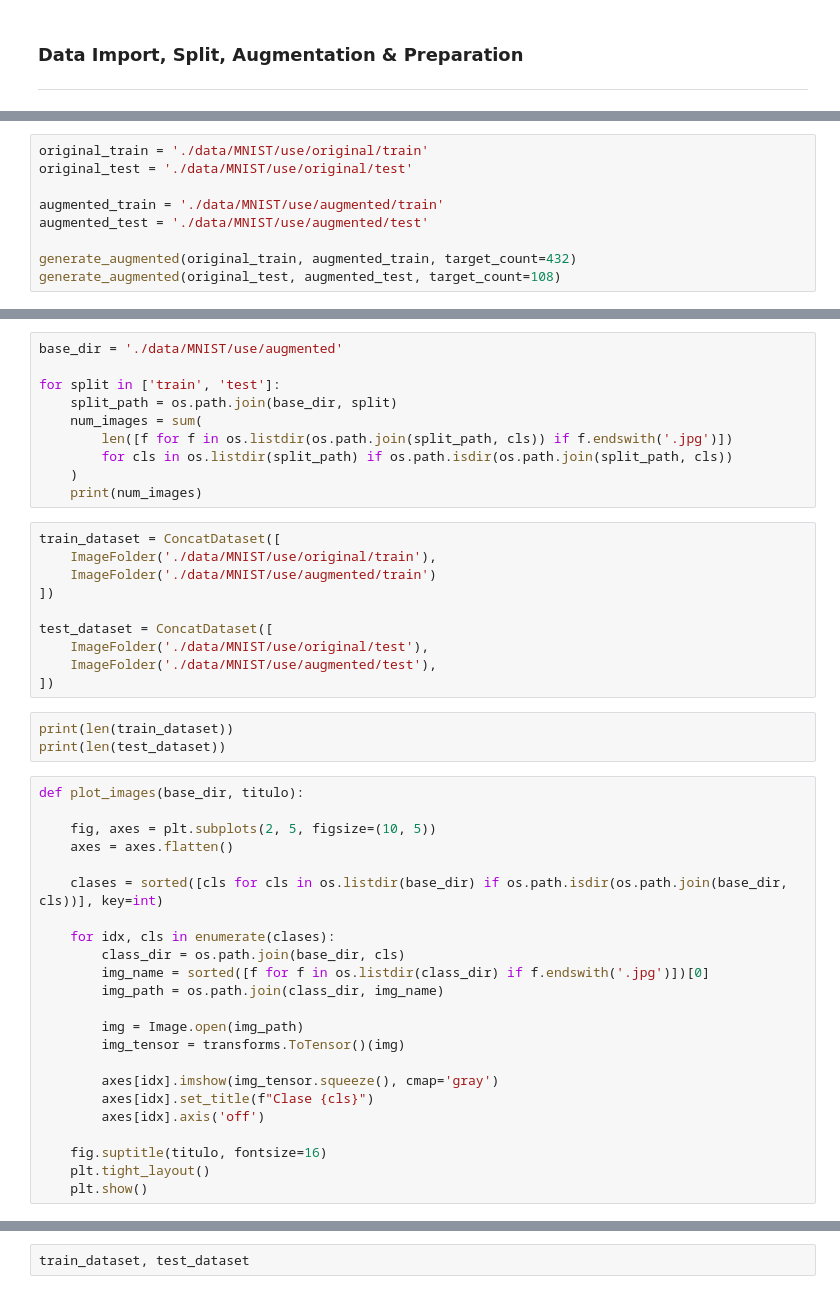
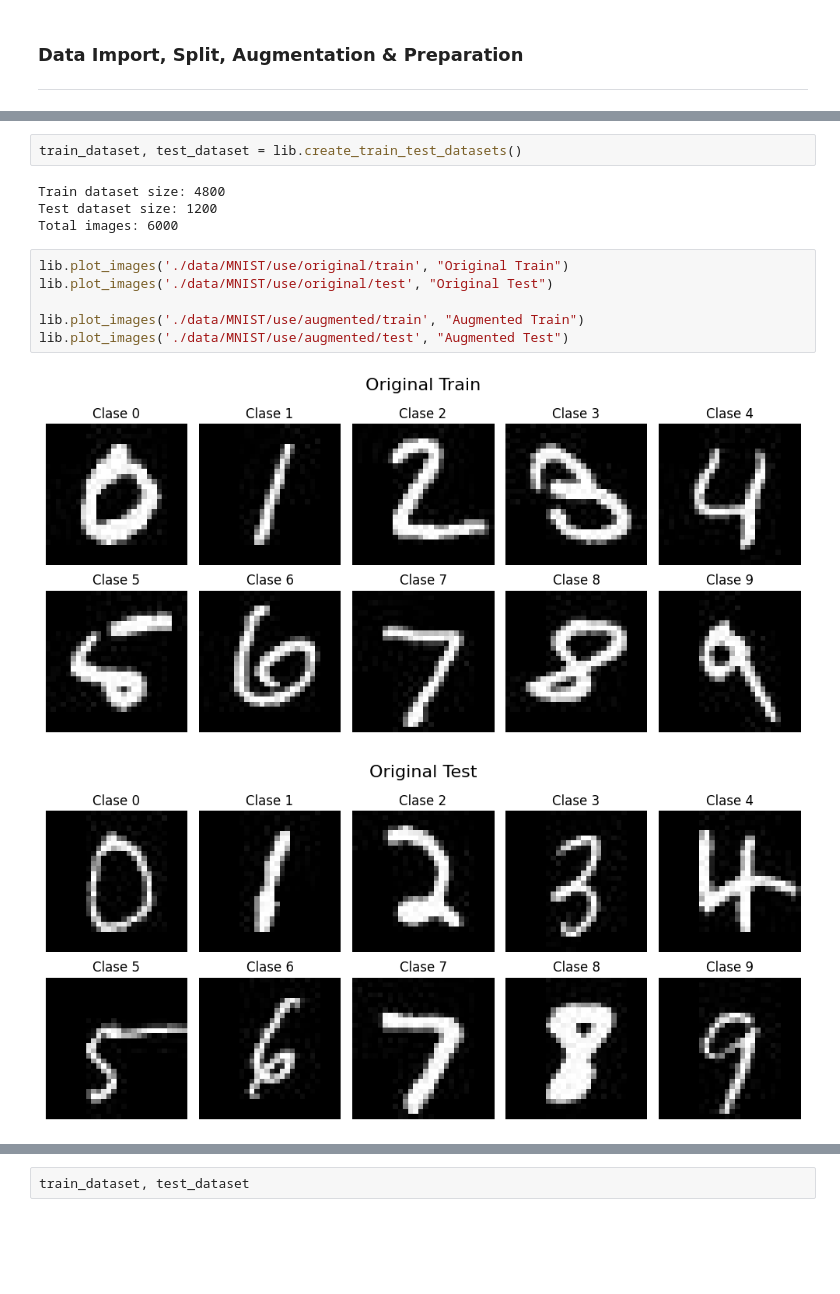
Before and after one commit to JLuisAlmendarez/NN_Training_Study, a Jupyter notebook: nn_training_study.ipynb, the cells around one changed output, grey strips where cells are left out. Saved outputs shown, nothing was run; the diff lists cells and outputs as text; blank space fills up the shorter version.

```diff
--- a/nn_training_study.ipynb
+++ b/nn_training_study.ipynb
@@ -113,9 +38,15 @@ def generate_augmented(input_dir, output_dir, target_count):
+# %%
+train_dataset, test_dataset = lib.create_train_test_datasets()
+# %% [output]
+Train dataset size: 4800
+Test dataset size: 1200
+Total images: 6000
 # %%
-original_train = './data/MNIST/use/original/train'
-original_test = './data/MNIST/use/original/test'
+lib.plot_images('./data/MNIST/use/original/train', "Original Train")
+lib.plot_images('./data/MNIST/use/original/test', "Original Test")
 
-augmented_train = './data/MNIST/use/augmented/train'
-augmented_test = './data/MNIST/use/augmented/test'
-
-generate_augmented(original_train, augmented_train, target_count=432)
-generate_augmented(original_test, augmented_test, target_count=108)
+lib.plot_images('./data/MNIST/use/augmented/train', "Augmented Train")
+lib.plot_images('./data/MNIST/use/augmented/test', "Augmented Test")
+# %% [output]
+[figure, added]
+[figure, added]
@@ -122,46 +54,0 @@ generate_augmented(original_test, augmented_test, target_count=108)
-# %%
-base_dir = './data/MNIST/use/augmented'
-
-for split in ['train', 'test']:
-    split_path = os.path.join(base_dir, split)
-    num_images = sum(
-        len([f for f in os.listdir(os.path.join(split_path, cls)) if f.endswith('.jpg')])
-        for cls in os.listdir(split_path) if os.path.isdir(os.path.join(split_path, cls))
-    )
-    print(num_images)
-# %%
-train_dataset = ConcatDataset([
-    ImageFolder('./data/MNIST/use/original/train'),
-    ImageFolder('./data/MNIST/use/augmented/train')
-])
-
-test_dataset = ConcatDataset([
-    ImageFolder('./data/MNIST/use/original/test'),
-    ImageFolder('./data/MNIST/use/augmented/test'),
-])
-# %%
-print(len(train_dataset))
-print(len(test_dataset))
-# %%
-def plot_images(base_dir, titulo):
-
-    fig, axes = plt.subplots(2, 5, figsize=(10, 5))
-    axes = axes.flatten()
-
-    clases = sorted([cls for cls in os.listdir(base_dir) if os.path.isdir(os.path.join(base_dir, cls))], key=int)
-
-    for idx, cls in enumerate(clases):
-        class_dir = os.path.join(base_dir, cls)
-        img_name = sorted([f for f in os.listdir(class_dir) if f.endswith('.jpg')])[0]
-        img_path = os.path.join(class_dir, img_name)
-
-        img = Image.open(img_path)
-        img_tensor = transforms.ToTensor()(img)
-
-        axes[idx].imshow(img_tensor.squeeze(), cmap='gray')
-        axes[idx].set_title(f"Clase {cls}")
-        axes[idx].axis('off')
-
-    fig.suptitle(titulo, fontsize=16)
-    plt.tight_layout()
-    plt.show()
```
Also changed, not shown: parts of 18 cells of this notebook, 6 other files.
